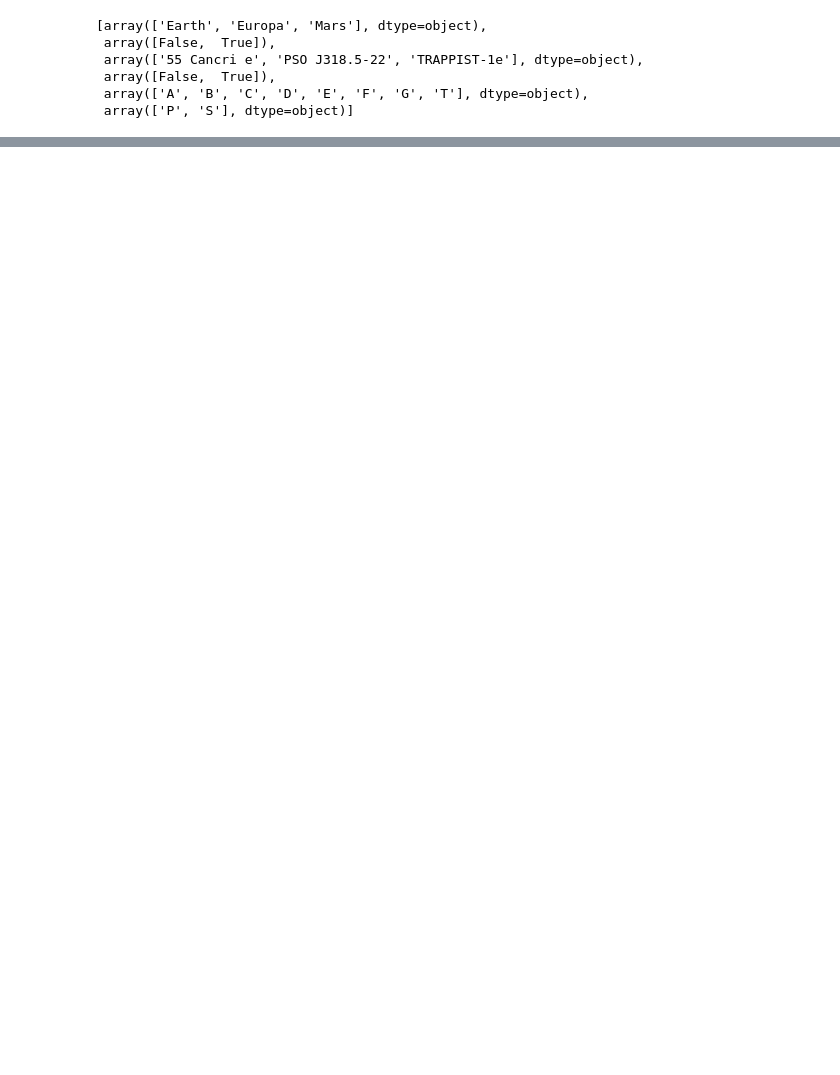
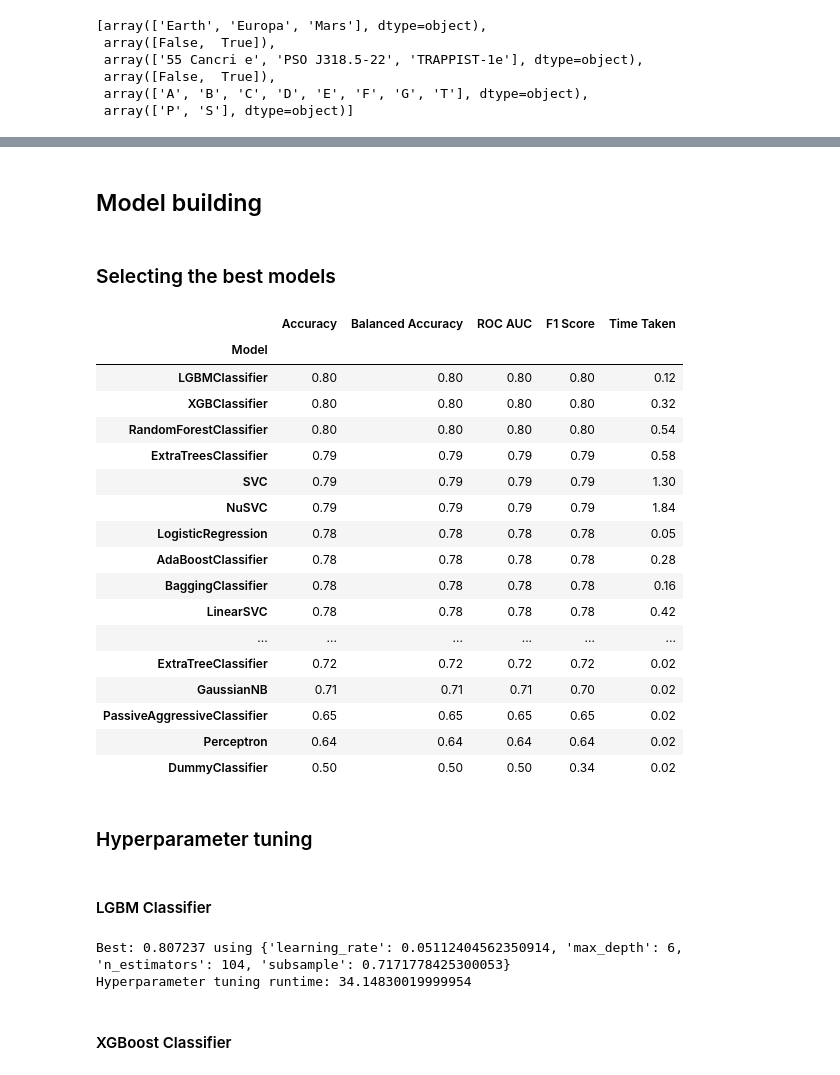
Before and after one commit to pirosbogar/spaceship-titanic, a Jupyter notebook: Spaceship_titanic.ipynb, the cells around one changed output, grey strips where cells are left out. Saved outputs shown, nothing was run; the diff lists cells and outputs as text; code cells hidden in the pictures; blank space fills up the shorter version.

Commit message:
Finished model

```diff
--- a/Spaceship_titanic.ipynb
+++ b/Spaceship_titanic.ipynb
@@ -346,0 +384,38 @@ train.head()
+# %% [markdown]
+## Model building
+# %% [markdown]
+### Selecting the best models
+# %%
+X = new_train.drop(['Transported', 'PassengerId'] , axis = 1)
+y = new_train['Transported']
+X_train , X_test , y_train , y_test = train_test_split(X,
+                                                       y,
+                                                       random_state = 42,
+                                                       test_size = 0.33)
+# %%
+clf = LazyClassifier(verbose=0,
+                    ignore_warnings=True,
+                    custom_metric=None)
+
+models, predictions = clf.fit(X_train , X_test , y_train , y_test)
+# %%
+models
+# %% [output]
+|  | Accuracy | Balanced Accuracy | ROC AUC | F1 Score | Time Taken |
+| Model |  |  |  |  |  |
+| LGBMClassifier | 0.80 | 0.80 | 0.80 | 0.80 | 0.12 |
+| XGBClassifier | 0.80 | 0.80 | 0.80 | 0.80 | 0.32 |
+| RandomForestClassifier | 0.80 | 0.80 | 0.80 | 0.80 | 0.54 |
+| ExtraTreesClassifier | 0.79 | 0.79 | 0.79 | 0.79 | 0.58 |
+| SVC | 0.79 | 0.79 | 0.79 | 0.79 | 1.30 |
+| NuSVC | 0.79 | 0.79 | 0.79 | 0.79 | 1.84 |
+| LogisticRegression | 0.78 | 0.78 | 0.78 | 0.78 | 0.05 |
+| AdaBoostClassifier | 0.78 | 0.78 | 0.78 | 0.78 | 0.28 |
+| BaggingClassifier | 0.78 | 0.78 | 0.78 | 0.78 | 0.16 |
+| LinearSVC | 0.78 | 0.78 | 0.78 | 0.78 | 0.42 |
+| ... | ... | ... | ... | ... | ... |
+| ExtraTreeClassifier | 0.72 | 0.72 | 0.72 | 0.72 | 0.02 |
+| GaussianNB | 0.71 | 0.71 | 0.71 | 0.70 | 0.02 |
+| PassiveAggressiveClassifier | 0.65 | 0.65 | 0.65 | 0.65 | 0.02 |
+| Perceptron | 0.64 | 0.64 | 0.64 | 0.64 | 0.02 |
+| DummyClassifier | 0.50 | 0.50 | 0.50 | 0.34 | 0.02 |
@@ -346,0 +436,37 @@ train.head()
+# %% [markdown]
+### Hyperparameter tuning
+# %% [markdown]
+#### LGBM Classifier
+# %%
+start = timeit.default_timer()
+
+lgbm_clf = LGBMClassifier()
+
+parameters = {
+    "learning_rate": sp_randFloat(),
+    "max_depth":sp_randInt(4, 10),
+    "subsample": sp_randFloat(),
+    "n_estimators":sp_randInt(10,1000)
+    }
+
+#Evaluation procedure
+cv = RepeatedKFold(n_splits=10, n_repeats=3, random_state=42)
+
+#Random search procedure
+random_search = RandomizedSearchCV(estimator = lgbm_clf, param_distributions = parameters, cv = cv, n_iter = 10, n_jobs = -1)
+
+#Executing the random search
+random_result = random_search.fit(X_train, y_train)
+
+#Best score and configuration
+print("Best: %f using %s" % (random_result.best_score_, random_result.best_params_))
+
+#Runtime
+stop = timeit.default_timer()
+
+print("Hyperparameter tuning runtime:", stop - start)
+# %% [output]
+Best: 0.807237 using {'learning_rate': 0.05112404562350914, 'max_depth': 6, 'n_estimators': 104, 'subsample': 0.7171778425300053}
+Hyperparameter tuning runtime: 34.14830019999954
+# %% [markdown]
+#### XGBoost Classifier
```
Also changed, not shown: parts of 16 cells of this notebook, 1 other file.
